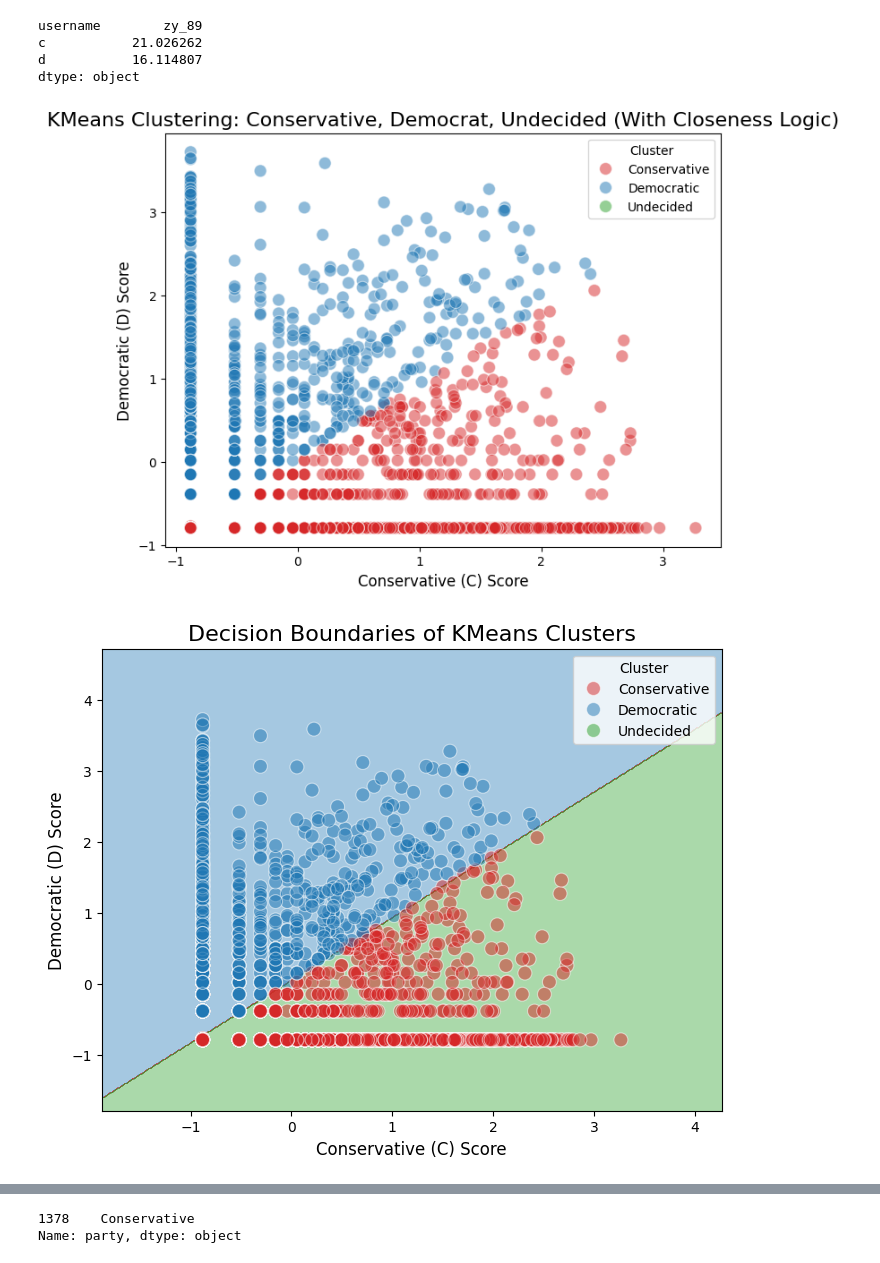
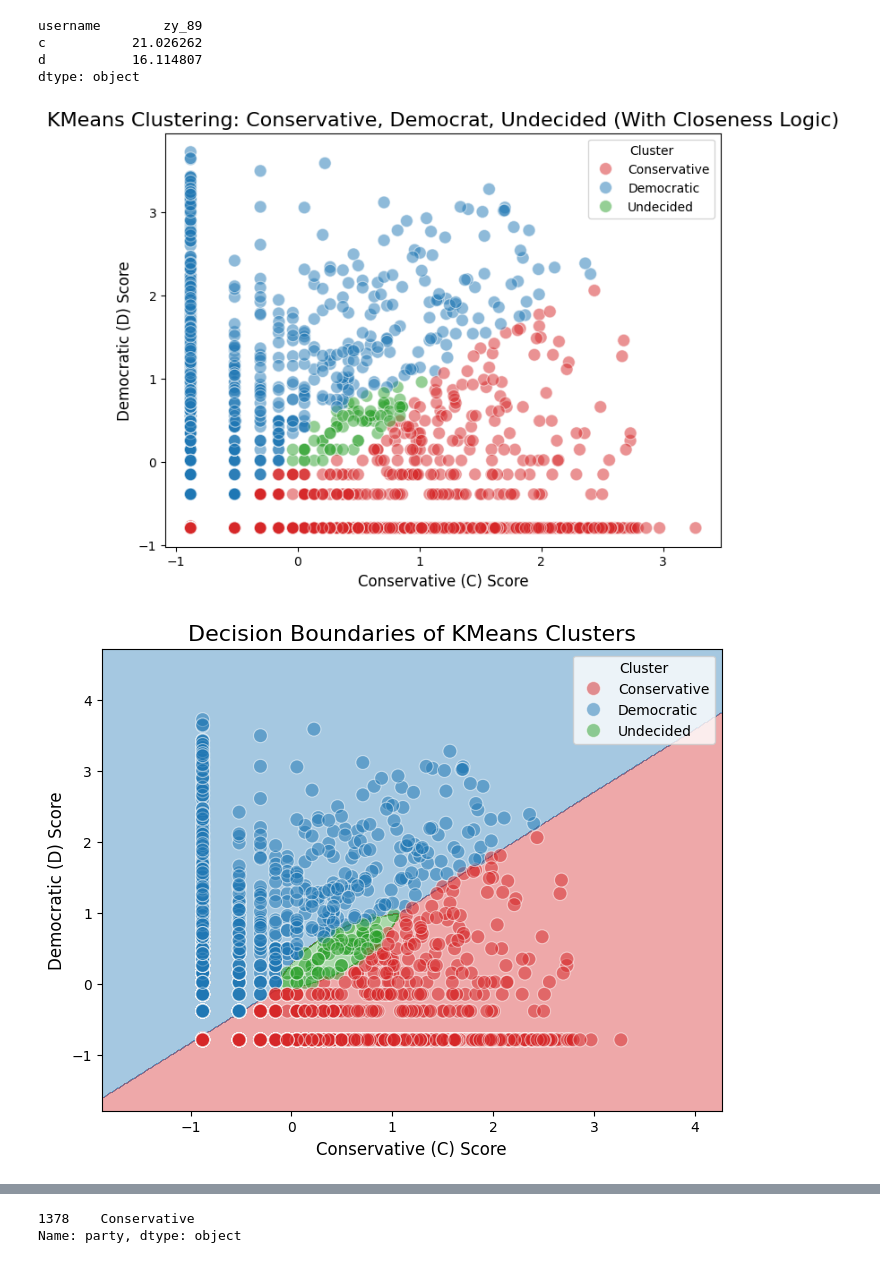
Before and after one commit to edo-lucio/predicting-political-view, a Jupyter notebook: nb.ipynb, the cells around one changed output, grey strips where cells are left out. Cells and saved outputs as stored; diff of their text form; code cells hidden in the pictures.

```diff
--- a/nb.ipynb
+++ b/nb.ipynb
@@ -149,7 +148,7 @@ def log_transform_data(df):
     df["avg_user_subreddit_karma"] = log_transform(df["avg_user_subreddit_karma"]) + 1
 
     df["avg_user_subreddit_karma_per_member_count"] = (df["avg_user_subreddit_karma"] / (df["member_count"])) + 1
-    df["avg_user_subreddit_karma_per_member_count"] = log_transform(df["avg_user_subreddit_karma_per_member_count"]) + 1
+    df["avg_user_subreddit_karma_per_member_count"] = log_transform(df["avg_user_subreddit_karma_per_member_count"])
 
     df["label_score"] = df.groupby(by=["label", "username"])["avg_user_subreddit_karma_per_member_count"].transform("sum")
     df["label_score"] = log_transform(df["label_score"])
@@ -436,37 +435,37 @@ def detect_parties(data, proximity_threshold=1.5, plot_data=False):
 
     X = preprocess_data(data, ["c", "d"])
     labels, centroids = perform_kmeans_clustering(X)
 
     # Calculate score differences
     score_differences = centroids[:, 0] - centroids[:, 1]
     global conservative_cluster, democratic_cluster, undecided_cluster
     undecided_cluster = np.argmin(np.abs(score_differences))
     conservative_cluster = np.argmax(score_differences)
     democratic_cluster = 3 - undecided_cluster - conservative_cluster
 
     # Map numeric clusters to descriptive labels
     cluster_labels = {
         conservative_cluster: "Conservative",
         democratic_cluster: "Democratic",
         undecided_cluster: "Undecided"
     }
 
     # Assign clusters with penalty logic
     labels_with_penalty = assign_clusters_with_penalty(X, centroids, proximity_threshold)
 
     # Map clusters to descriptive labels
     data['party'] = map_cluster_labels(labels_with_penalty, cluster_labels)
 
     if plot_data:
         plot(data)
 
-    return data
+    return data.drop(columns=["c", "d"])
 
 # Apply process to both datasets
-log_grouped = detect_parties(log_grouped, 1, plot_data=True)
+log_grouped = detect_parties(log_grouped, 1.5, plot_data=True)
 # %% [output]
-[figure, old version]
+[figure, new version]
-[figure, old version]
+[figure, new version]
 # %%
 grouped.shape
 # %% [output]
```
Also changed, not shown: parts of 8 cells of this notebook.
